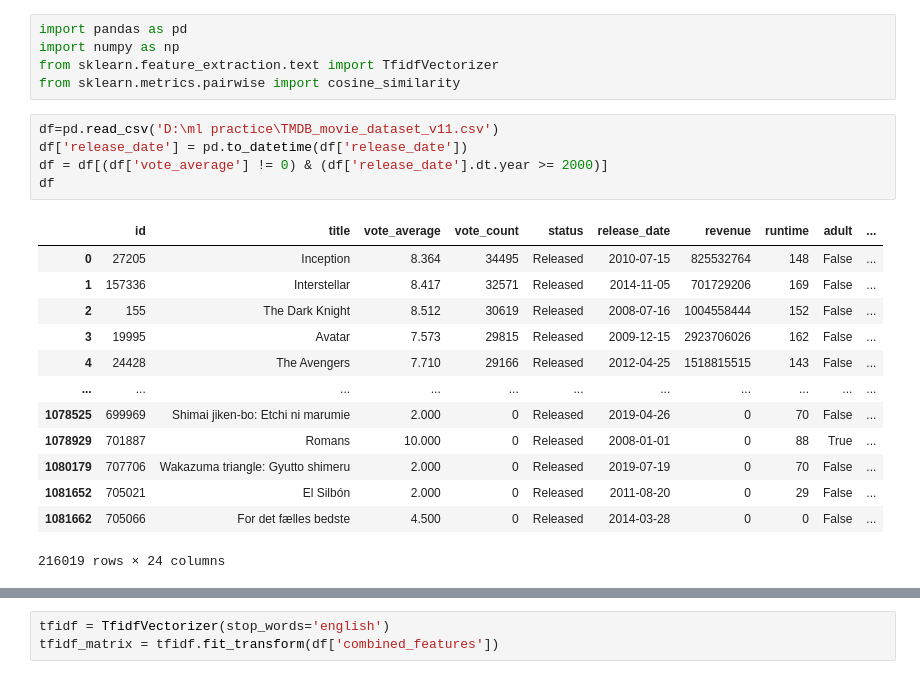
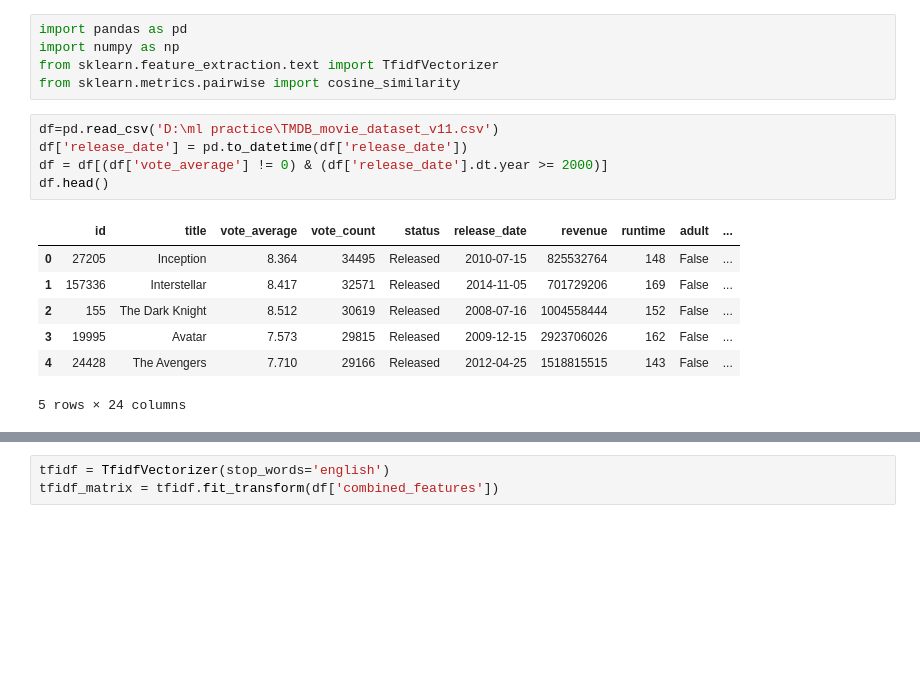
Before and after one commit to Abdullh911/ML_Movies_Recommender, a Jupyter notebook: Untitled10.ipynb, the cells around one changed output, grey strips where cells are left out. Saved outputs shown, nothing was run; the diff lists cells and outputs as text; blank space fills up the shorter version.

```diff
--- a/Untitled10.ipynb
+++ b/Untitled10.ipynb
@@ -6,21 +6,15 @@ from sklearn.metrics.pairwise import cosine_similarity
 # %%
 df=pd.read_csv('D:\ml practice\TMDB_movie_dataset_v11.csv')
 df['release_date'] = pd.to_datetime(df['release_date'])
 df = df[(df['vote_average'] != 0) & (df['release_date'].dt.year >= 2000)]
-df
+df.head()
 # %% [output]
 |  | id | title | vote_average | vote_count | status | release_date | revenue | runtime | adult | ... |
 | 0 | 27205 | Inception | 8.364 | 34495 | Released | 2010-07-15 | 825532764 | 148 | False | ... |
 | 1 | 157336 | Interstellar | 8.417 | 32571 | Released | 2014-11-05 | 701729206 | 169 | False | ... |
 | 2 | 155 | The Dark Knight | 8.512 | 30619 | Released | 2008-07-16 | 1004558444 | 152 | False | ... |
 | 3 | 19995 | Avatar | 7.573 | 29815 | Released | 2009-12-15 | 2923706026 | 162 | False | ... |
 | 4 | 24428 | The Avengers | 7.710 | 29166 | Released | 2012-04-25 | 1518815515 | 143 | False | ... |
-| ... | ... | ... | ... | ... | ... | ... | ... | ... | ... | ... |
-| 1078525 | 699969 | Shimai jiken-bo: Etchi ni marumie | 2.000 | 0 | Released | 2019-04-26 | 0 | 70 | False | ... |
-| 1078929 | 701887 | Romans | 10.000 | 0 | Released | 2008-01-01 | 0 | 88 | True | ... |
-| 1080179 | 707706 | Wakazuma triangle: Gyutto shimeru | 2.000 | 0 | Released | 2019-07-19 | 0 | 70 | False | ... |
-| 1081652 | 705021 | El Silbón | 2.000 | 0 | Released | 2011-08-20 | 0 | 29 | False | ... |
-| 1081662 | 705066 | For det fælles bedste | 4.500 | 0 | Released | 2014-03-28 | 0 | 0 | False | ... |
-216019 rows × 24 columns
+5 rows × 24 columns
 # %%
 df_copy=df.copy()
```
Also changed, not shown: parts of 7 cells of this notebook.
